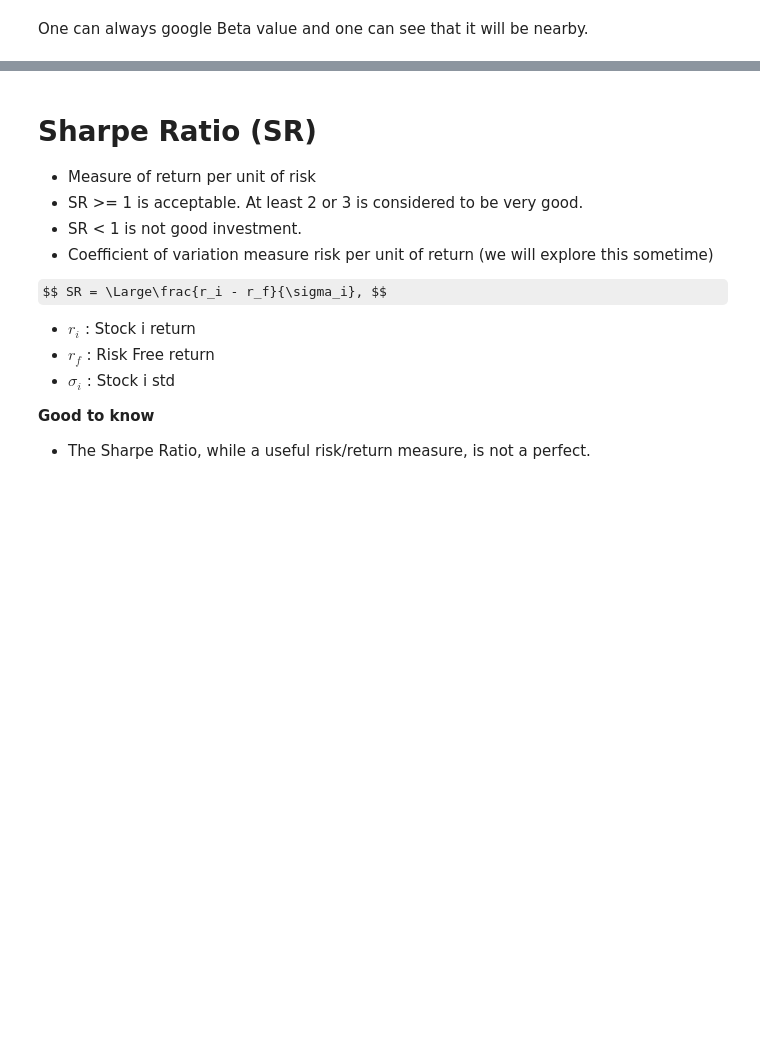
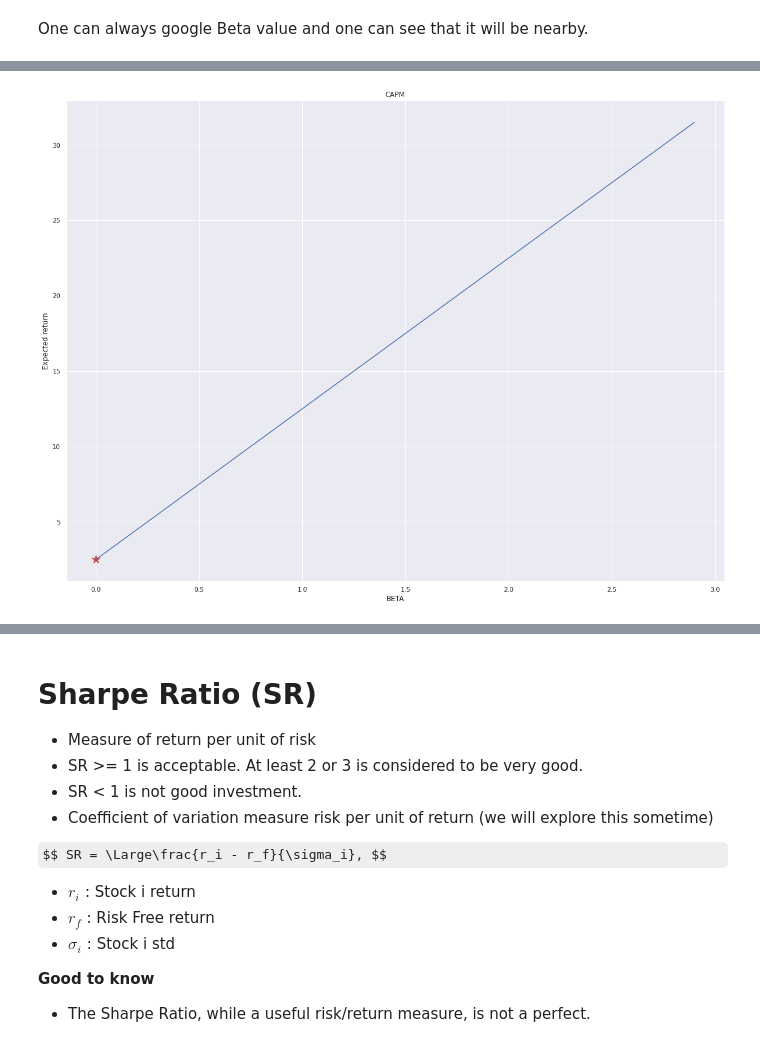
Before and after one commit to bhavinmoriya/Python-for-Financial-Analysis-and-Algorithmic-Trading, a Jupyter notebook: beta-of-a-security.ipynb, the cells around one changed output, grey strips where cells are left out. Cells and saved outputs as stored; diff of their text form; code cells hidden in the pictures; some formulas as TeX source; blank space fills up the shorter version.

```diff
--- a/beta-of-a-security.ipynb
+++ b/beta-of-a-security.ipynb
@@ -106,4 +119,18 @@ Return of investement = Risk-Free Return + $\beta \cdot $(Market Return - Risk-F
 Let us calculate the return for TSLA.
+# %%
+# CAPM graph
+risk_premium=10
+risk_free=2.5
+betas = np.arange(0,3,.1)
+exp_ret = risk_free + betas * risk_premium
+plt.figure(figsize=(20,15))
+plt.plot(betas, exp_ret)
+plt.xlabel('BETA')
+plt.ylabel('Expected return')
+plt.title('CAPM')
+plt.scatter(betas[0],risk_free, marker='*', s=200, c='r');
+# %% [output]
+[figure, added]
 # %%
 def get_return(stock, start=dt.today() - td(days=365*5), risk_premium=10, risk_free=2.5):
     '''The average return of the stock market over the long term is just above 10%, as measured
```
Also changed, not shown: parts of 19 cells of this notebook.
